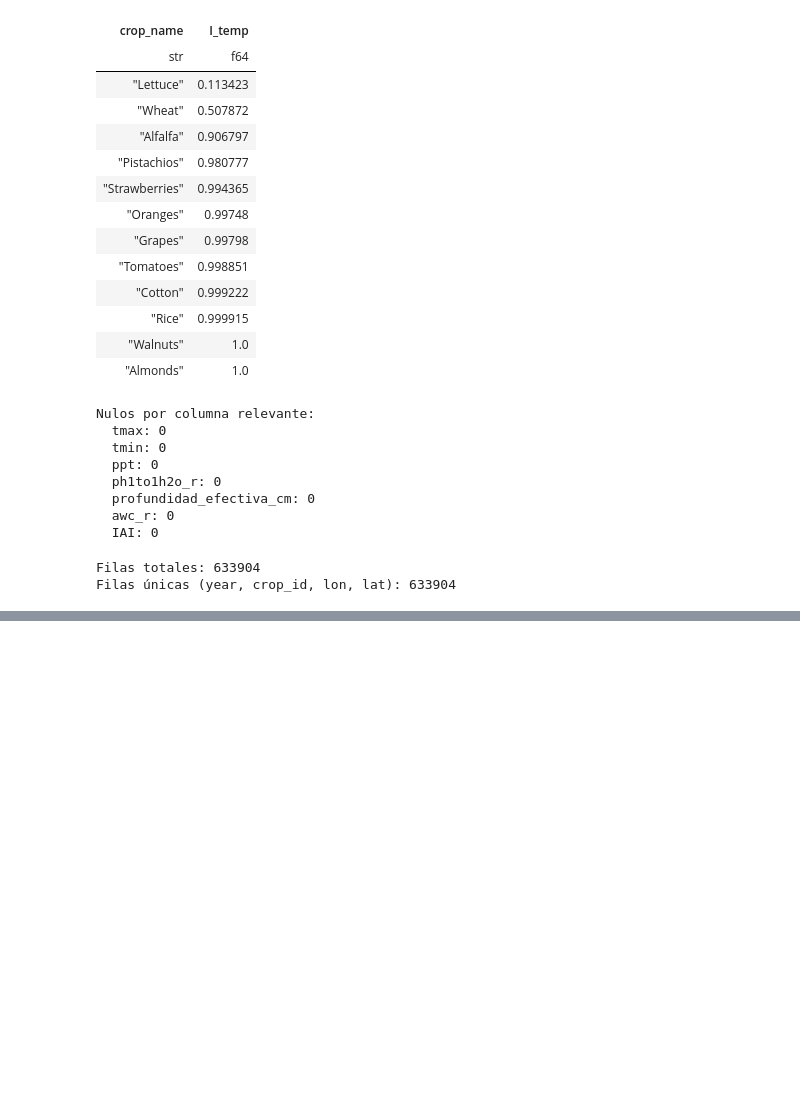
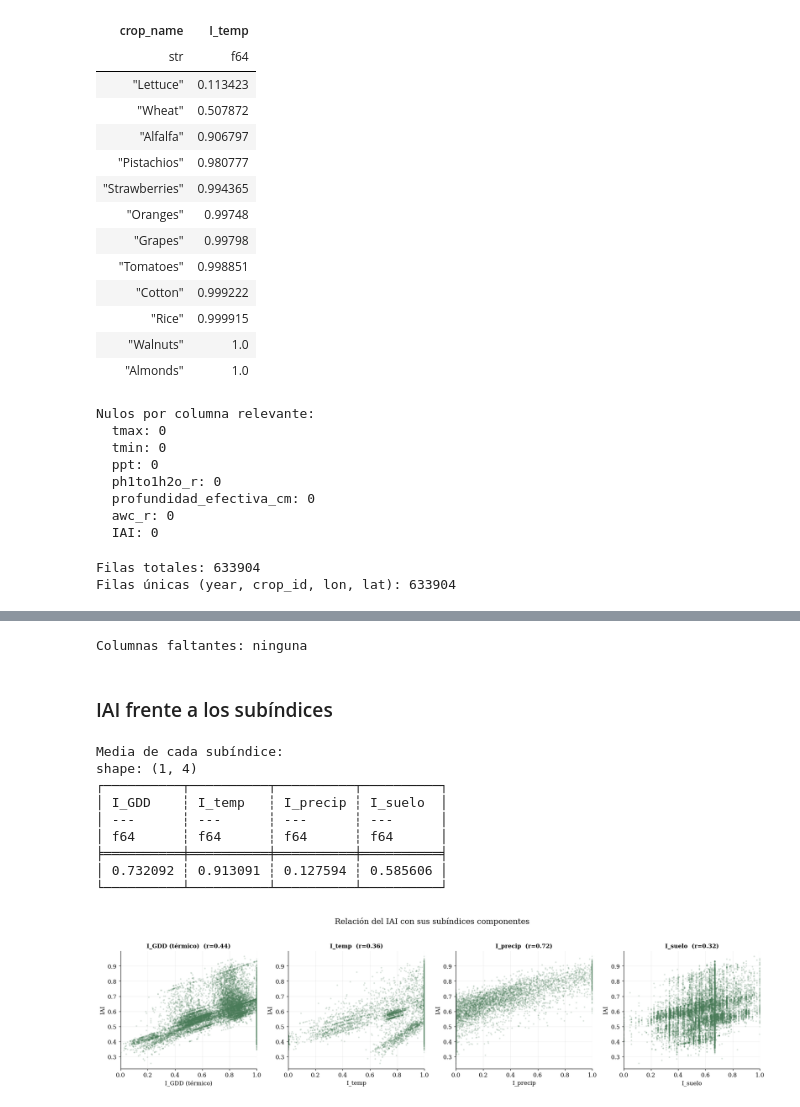
Before and after one commit to lesliemosquera96-netizen/TFM_Recomendador_cultivos, a Jupyter notebook: notebooks/02_ejecucion_IAI.ipynb, the cells around one changed output, grey strips where cells are left out. Saved outputs shown, nothing was run; the diff lists cells and outputs as text; code cells hidden in the pictures; blank space fills up the shorter version.

```diff
--- a/notebooks/02_ejecucion_IAI.ipynb
+++ b/notebooks/02_ejecucion_IAI.ipynb
@@ -145,0 +180,66 @@ df_iai_hist.write_parquet("C:/Users/lesli/Documents/TFM/Data/hist_iai.parquet")
+# %%
+df = pl.read_parquet("C:/Users/lesli/Documents/TFM/Data/hist_iai.parquet")
+# %%
+# ------------------------------------------------------------
+# Definición de grupos de variables
+# ------------------------------------------------------------
+vars_clima = ["tmax", "tmin", "ppt", "vpdmax", "vpdmin"]
+vars_suelo = ["ph1to1h2o_r", "awc_r", "claytotal_r",
+              "sandtotal_r", "silttotal_r", "dbthirdbar_r"]
+vars_base  = vars_clima + vars_suelo
+subindices = ["I_GDD", "I_temp", "I_precip", "I_suelo"]
+
+# Etiquetas legibles para los gráficos
+NOMBRES = {
+    "tmax": "Temp. máxima (°C)", "tmin": "Temp. mínima (°C)",
+    "ppt": "Precipitación (mm)", "vpdmax": "VPD máx (hPa)",
+    "vpdmin": "VPD mín (hPa)", "ph1to1h2o_r": "pH del suelo",
+    "awc_r": "Cap. agua disp. (cm/cm)", "claytotal_r": "Arcilla (%)",
+    "sandtotal_r": "Arena (%)", "silttotal_r": "Limo (%)",
+    "dbthirdbar_r": "Densidad aparente (g/cm³)",
+    "I_GDD": "I_GDD (térmico)", "I_temp": "I_temp",
+    "I_precip": "I_precip", "I_suelo": "I_suelo", "IAI": "IAI",
+}
+
+# Verificar que las columnas existen
+faltantes = [c for c in vars_base + subindices + ["IAI"] if c not in df.columns]
+print("Columnas faltantes:", faltantes if faltantes else "ninguna")
+# %% [output]
+Columnas faltantes: ninguna
+# %% [markdown]
+### IAI frente a los subíndices
+# %%
+# Medias de los subíndices (identifica factores limitantes)
+print("Media de cada subíndice:")
+print(df.select(subindices).mean())
+
+fig, axes = plt.subplots(1, 4, figsize=(18, 4.5))
+
+for i, sub in enumerate(subindices):
+    ax = axes[i]
+    x = df_s[sub].to_numpy()
+    y = df_s["IAI"].to_numpy()
+    ax.scatter(x, y, s=4, alpha=0.15, color=COLOR_GREEN)
+    # correlación
+    r = np.corrcoef(df[sub].to_numpy(), df["IAI"].to_numpy())[0, 1]
+    ax.set_title(f"{NOMBRES.get(sub, sub)}  (r={r:.2f})", fontsize=11)
+    ax.set_xlabel(NOMBRES.get(sub, sub))
+    ax.set_ylabel("IAI")
+    ax.set_xlim(0, 1)
+    ax.grid(alpha=0.2)
+
+plt.suptitle("Relación del IAI con sus subíndices componentes", fontsize=15, y=1.03)
+plt.tight_layout()
+plt.savefig(os.path.join(OUTPUT_DIR, "eda_03_iai_vs_subindices.png"), dpi=300, bbox_inches="tight")
+plt.show()
+# %% [output]
+Media de cada subíndice:
+shape: (1, 4)
+┌──────────┬──────────┬──────────┬──────────┐
+│ I_GDD    ┆ I_temp   ┆ I_precip ┆ I_suelo  │
+│ ---      ┆ ---      ┆ ---      ┆ ---      │
+│ f64      ┆ f64      ┆ f64      ┆ f64      │
+╞══════════╪══════════╪══════════╪══════════╡
+│ 0.732092 ┆ 0.913091 ┆ 0.127594 ┆ 0.585606 │
+└──────────┴──────────┴──────────┴──────────┘
+[figure, added]
```
Also changed, not shown: parts of 13 cells of this notebook, 6 other files.
